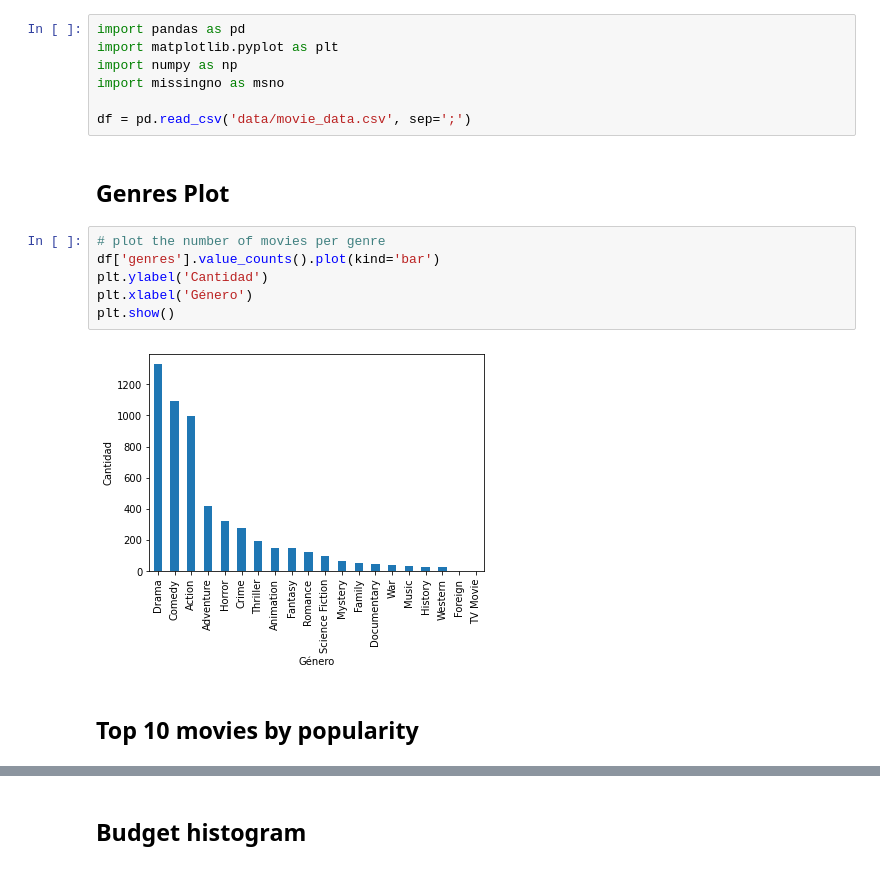
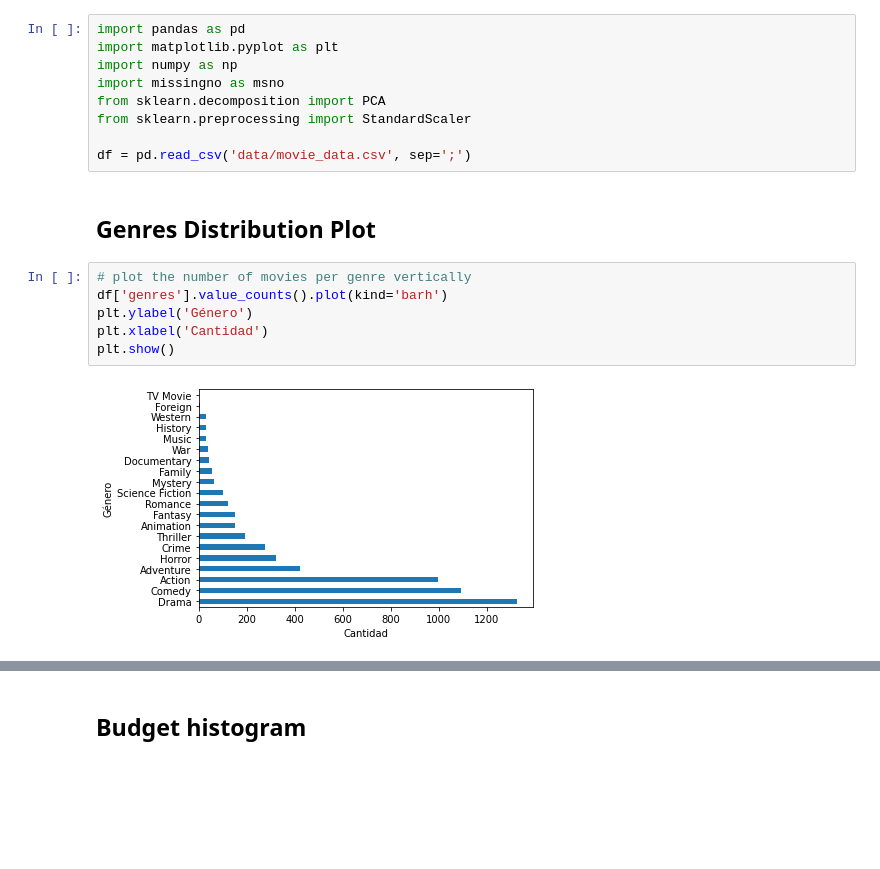
Before and after one commit to matiapa/itba-ml, a Jupyter notebook: TP4/data_analysis.ipynb, the cells around one changed output, grey strips where cells are left out. Drawn from its saved outputs; the diff is of its cells as text; blank space fills up the shorter version.

```diff
--- a/TP4/data_analysis.ipynb
+++ b/TP4/data_analysis.ipynb
@@ -3,17 +3,17 @@ import pandas as pd
 import matplotlib.pyplot as plt
 import numpy as np
 import missingno as msno
+from sklearn.decomposition import PCA
+from sklearn.preprocessing import StandardScaler
 
 df = pd.read_csv('data/movie_data.csv', sep=';')
 # %% [markdown]
-## Genres Plot
+## Genres Distribution Plot
 # %%
-# plot the number of movies per genre
-df['genres'].value_counts().plot(kind='bar')
-plt.ylabel('Cantidad')
-plt.xlabel('Género')
+# plot the number of movies per genre vertically
+df['genres'].value_counts().plot(kind='barh')
+plt.ylabel('Género')
+plt.xlabel('Cantidad')
 plt.show()
 # %% [output]
-[figure, old version]
+[figure, new version]
-# %% [markdown]
-## Top 10 movies by popularity
```
Also changed, not shown: parts of 15 cells of this notebook, 4 other files.
